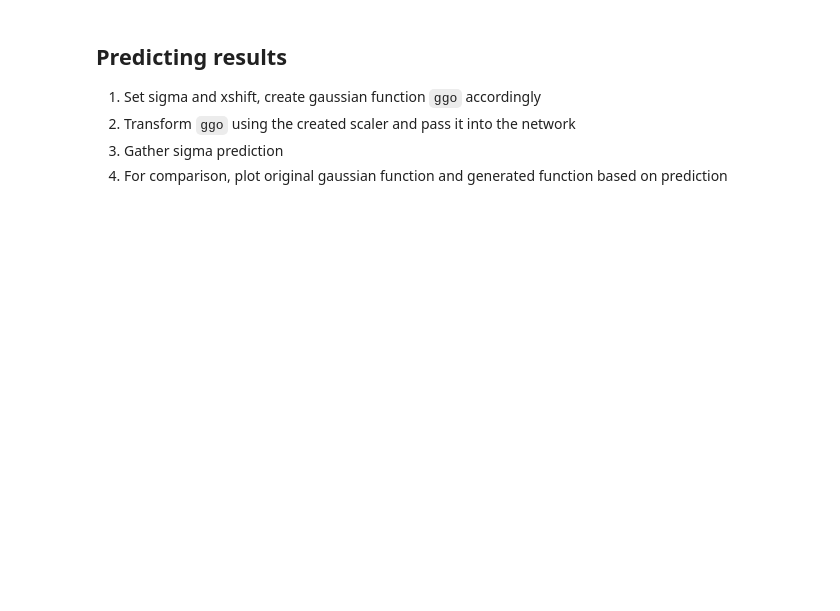
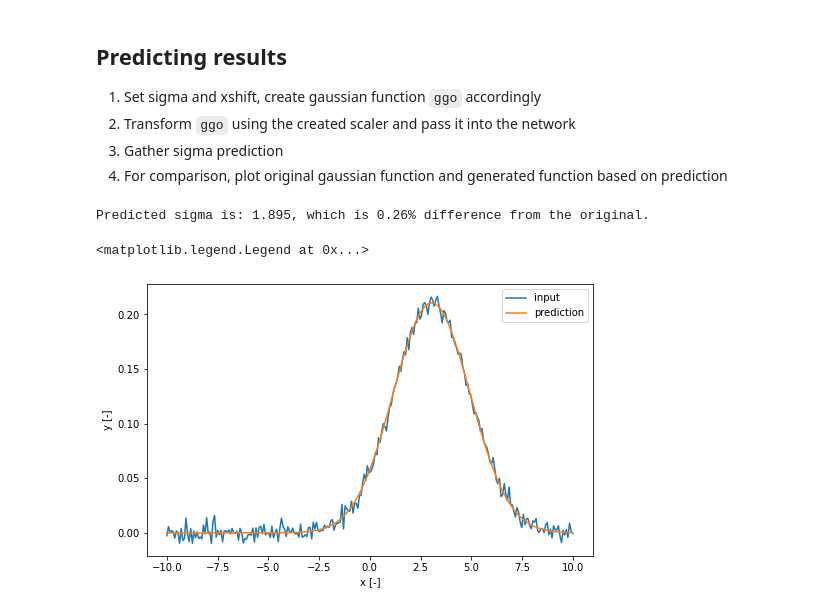
Before and after one commit to ofinke/deep-learn-coherence, a Jupyter notebook: deep_gaussian.ipynb, the cells around one changed output. Cells and saved outputs as stored; diff of their text form; code cells hidden in the pictures; blank space fills up the shorter version.

```diff
--- a/deep_gaussian.ipynb
+++ b/deep_gaussian.ipynb
@@ -111,19 +151,23 @@ ax.legend()
 3. Gather sigma prediction
 4. For comparison, plot original gaussian function and generated function based on prediction
 # %%
-ts = 2.49
+ts = 1.9
 xs = np.random.default_rng().uniform(low=-5.0, high=5.0)
 ggo = gauss(x, sigma=ts, xshift=xs, noise=ns)
 
 sigma_pred = model.predict(scaler.transform(np.array([ggo])))[0][0]
 diff = ((np.abs(sigma_pred-ts))/ts)*100
 print("Predicted sigma is: "+str(np.round(sigma_pred,3))+", which is "+str(np.round(diff,2))+"% difference from the original.")
 
 # compare result with prediction
 fig, ax = plt.subplots(figsize=(8,5), ncols=1)
 ax.plot(x, ggo, label="input")
 ax.plot(x, gauss(x, sigma=sigma_pred,  xshift=xs, noise=False), label="prediction")
 ax.set(xlabel="x [-]", ylabel="y [-]")
 ax.legend()
 
 # fig.savefig("nn_test.png")
+# %% [output]
+Predicted sigma is: 1.895, which is 0.26% difference from the original.
+<matplotlib.legend.Legend at 0x...>
+[figure, added]
```
Also changed, not shown: parts of 4 cells of this notebook.
